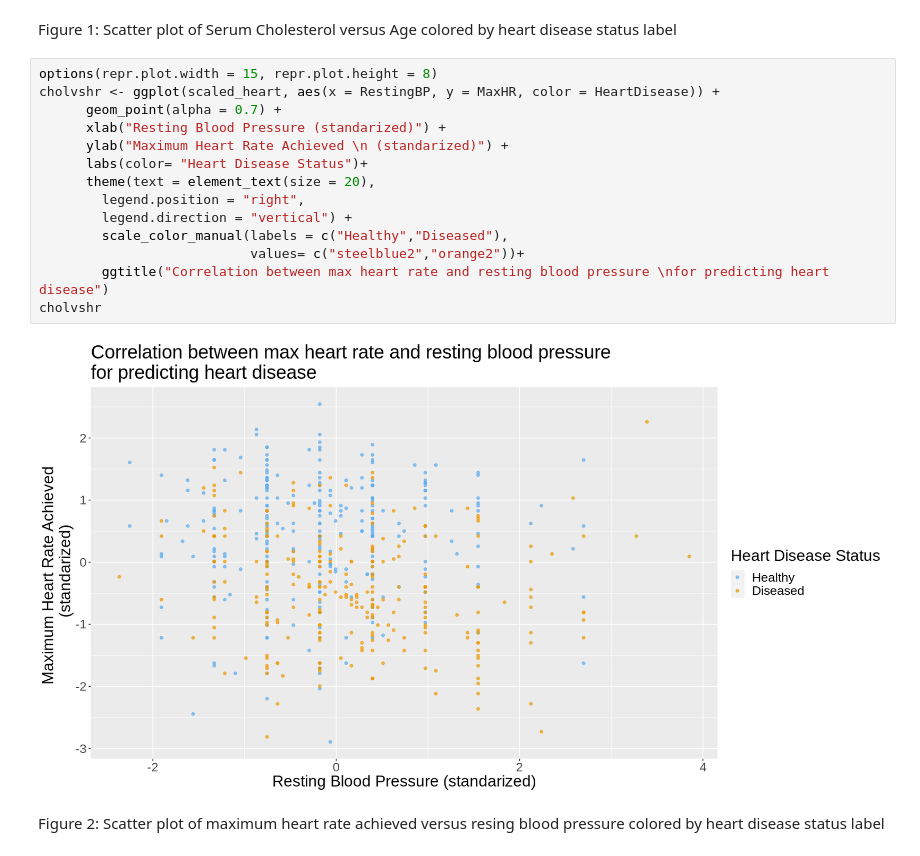
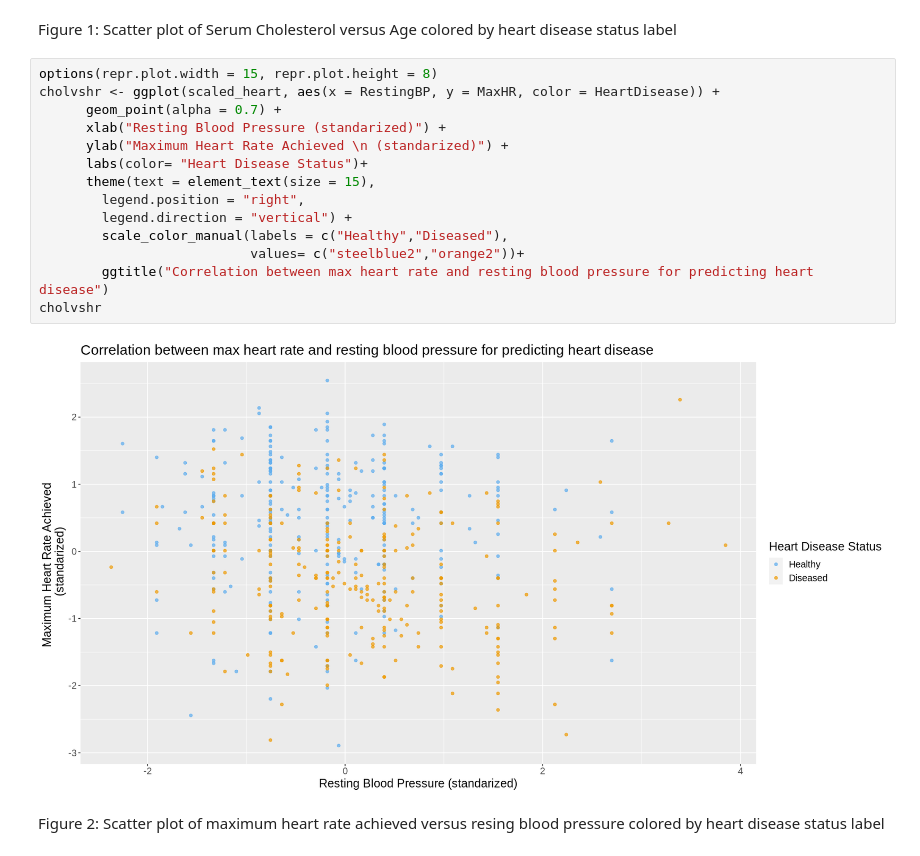
Before and after one commit to kiarashbahari/Group_project, a Jupyter notebook: project.ipynb, the cells around one changed output. Cells and saved outputs as stored; diff of their text form.

```diff
--- a/project.ipynb
+++ b/project.ipynb
@@ -364,19 +376,19 @@ Figure 1: Scatter plot of Serum Cholesterol versus Age colored by heart disease
 # %%
 options(repr.plot.width = 15, repr.plot.height = 8)
 cholvshr <- ggplot(scaled_heart, aes(x = RestingBP, y = MaxHR, color = HeartDisease)) +
       geom_point(alpha = 0.7) +
       xlab("Resting Blood Pressure (standarized)") +
       ylab("Maximum Heart Rate Achieved \n (standarized)") +
       labs(color= "Heart Disease Status")+
-      theme(text = element_text(size = 20),
+      theme(text = element_text(size = 15),
         legend.position = "right",
         legend.direction = "vertical") +
         scale_color_manual(labels = c("Healthy","Diseased"),
                            values= c("steelblue2","orange2"))+
-        ggtitle("Correlation between max heart rate and resting blood pressure \nfor predicting heart disease")
+        ggtitle("Correlation between max heart rate and resting blood pressure for predicting heart disease")
 cholvshr
 # %% [output]
-[figure, old version]
+[figure, new version]
 # %% [markdown]
 Figure 2: Scatter plot of maximum heart rate achieved versus resing blood pressure  colored by heart disease status label
 # %%
```
Also changed, not shown: parts of 3 cells of this notebook.
